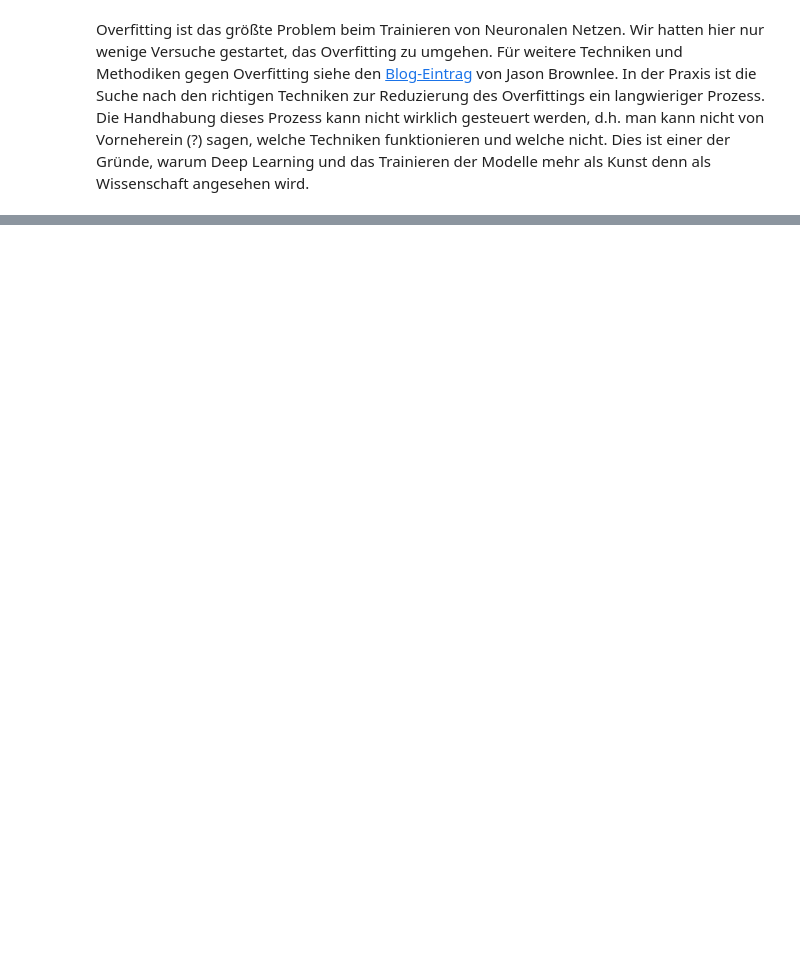
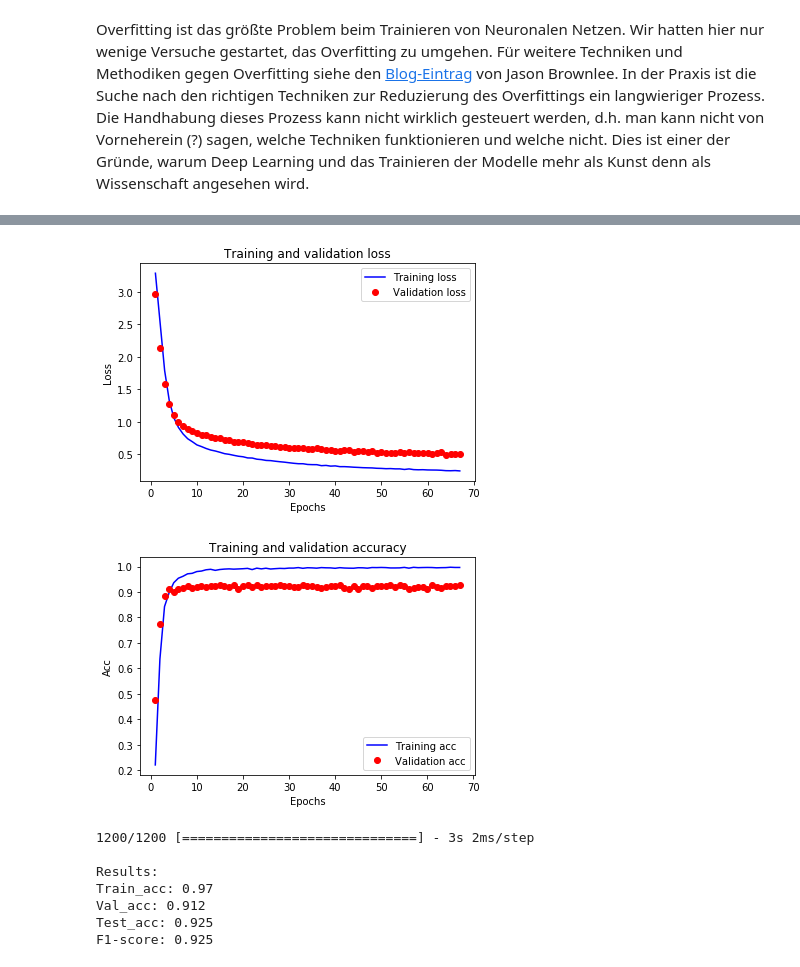
Before and after one commit to realjanpaulus/german_text_classification_nlp, a Jupyter notebook: tutorials/Kapitel 12 - Neuronale Netze mit Keras.ipynb, the cells around one changed output, grey strips where cells are left out. Cells and saved outputs as stored; diff of their text form; code cells hidden in the pictures; blank space fills up the shorter version.

```diff
--- a/tutorials/Kapitel 12 - Neuronale Netze mit Keras.ipynb
+++ b/tutorials/Kapitel 12 - Neuronale Netze mit Keras.ipynb
@@ -603,0 +672,21 @@ Eine weitere wichtige Technik gegen Overfitting, die von Chollet nicht erwähnt
+# %%
+model = models.Sequential()
+model.add(layers.Dense(128, kernel_regularizer=regularizers.l2(0.0005), activation="relu", input_shape=(len(vocab),)))
+model.add(layers.Dropout(0.3))
+model.add(layers.Dense(128, kernel_regularizer=regularizers.l2(0.0005), activation="relu"))
+#model.add(layers.Dropout(0.3))
+model.add(layers.Dense(len(np.unique(labels)), activation="softmax"))
+
+model.compile(optimizer="rmsprop",
+              loss="categorical_crossentropy",
+              metrics=["accuracy"])
+
+history = model.fit(X_train,
+                   y_train,
+                   epochs=75,
+                   batch_size=64,
+                   validation_data=(X_test, y_test),
+                   verbose=1,
+                   callbacks = [EarlyStopping(monitor='val_loss',
+                                               patience=3,
+                                               restore_best_weights=True)])
@@ -605,0 +786,21 @@ Overfitting ist das größte Problem beim Trainieren von Neuronalen Netzen. Wir
+# %%
+model = models.Sequential()
+model.add(layers.Dense(128, kernel_regularizer=regularizers.l2(0.0005), activation="relu", input_shape=(len(vocab),)))
+model.add(layers.Dropout(0.3))
+model.add(layers.Dense(128, kernel_regularizer=regularizers.l2(0.0005), activation="relu"))
+#model.add(layers.Dropout(0.3))
+model.add(layers.Dense(len(np.unique(labels)), activation="softmax"))
+
+model.compile(optimizer="rmsprop",
+              loss="categorical_crossentropy",
+              metrics=["accuracy"])
+
+history = model.fit(X_train,
+                   y_train,
+                   epochs=75,
+                   batch_size=64,
+                   validation_data=(X_test, y_test),
+                   verbose=1,
+                   callbacks = [EarlyStopping(monitor='val_loss',
+                                               patience=3,
+                                               restore_best_weights=True)])
@@ -605,0 +825,13 @@ Overfitting ist das größte Problem beim Trainieren von Neuronalen Netzen. Wir
+# %%
+plot_results(history)
+evaluation()
+# %% [output]
+[figure, added]
+[figure, added]
+1200/1200 [==============================] - 3s 2ms/step
+
+Results:
+Train_acc: 0.97
+Val_acc: 0.912
+Test_acc: 0.925
+F1-score: 0.925
```
Also changed, not shown: parts of 20 cells of this notebook, 13 other files.
